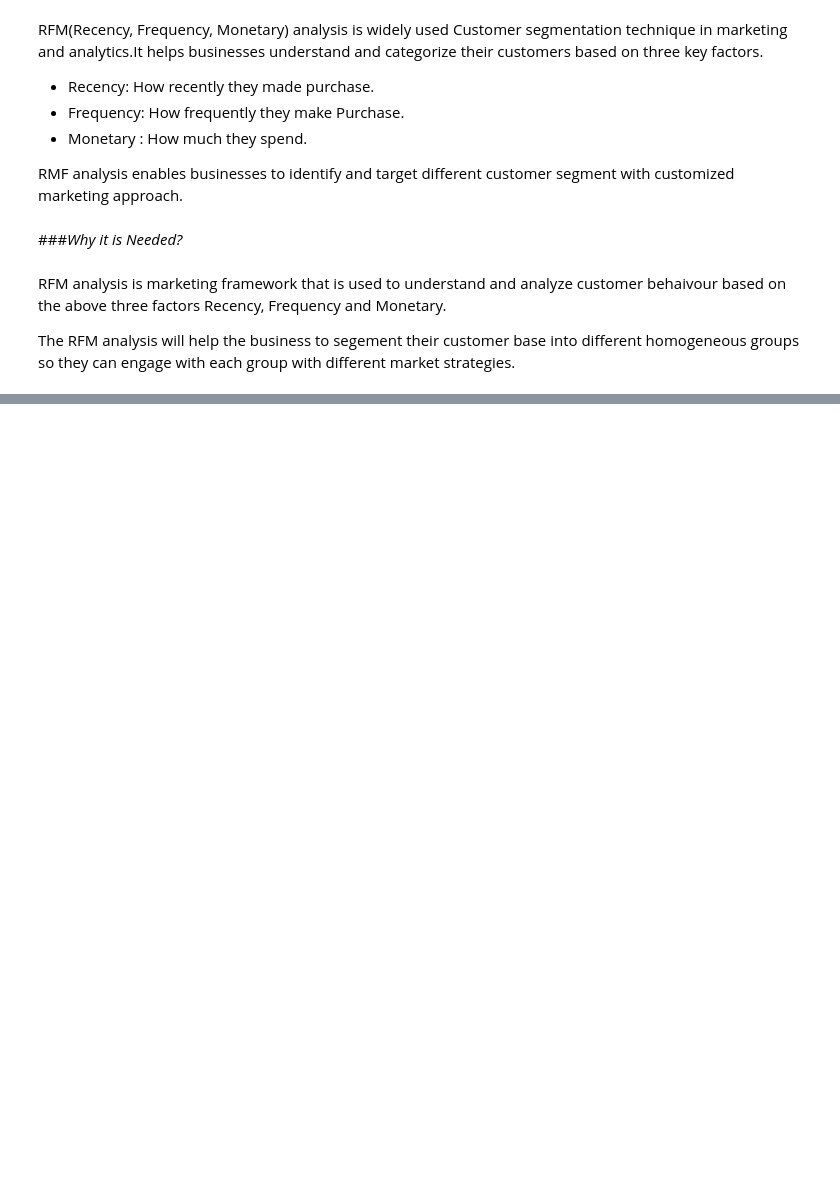
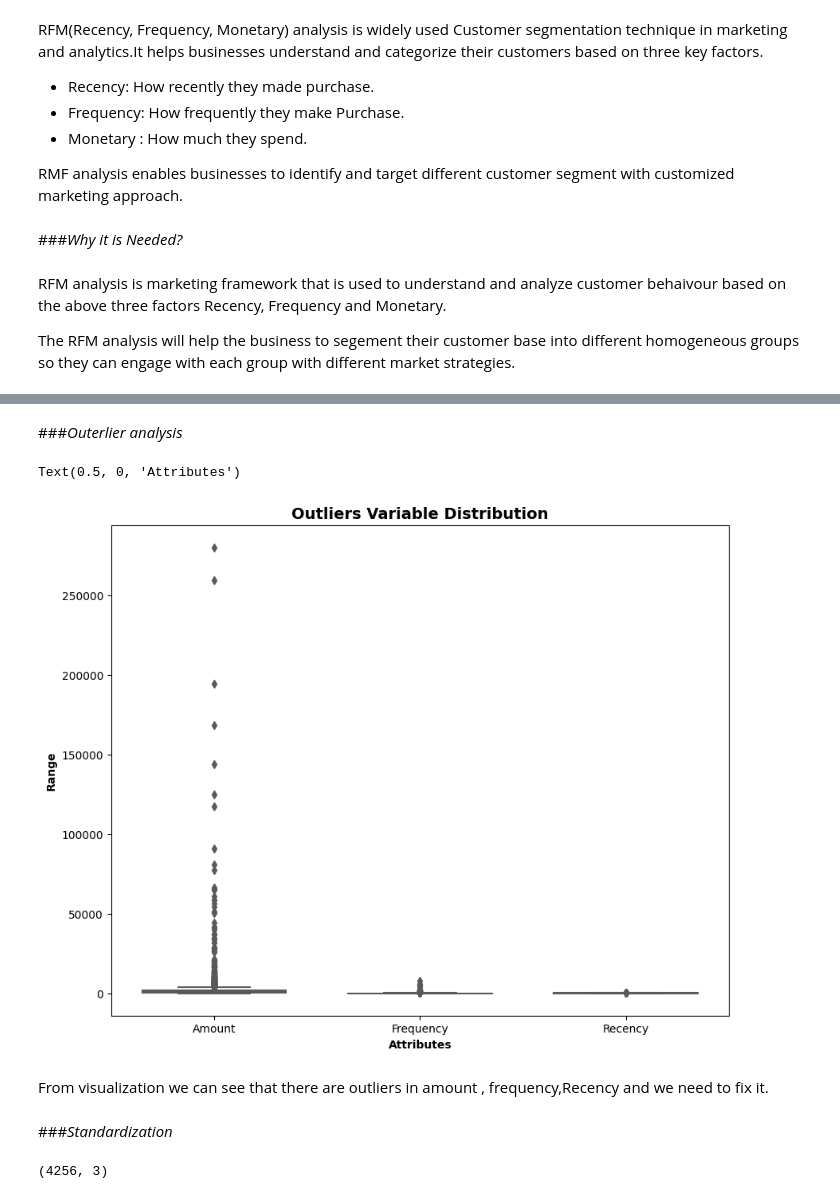
Before and after one commit to juel-123/Online_Retail_Customer_Segmentation, a Jupyter notebook: Online_Retail_Customer_Segmentation.ipynb, the cells around one changed output, grey strips where cells are left out. Drawn from its saved outputs; the diff is of its cells as text; code cells hidden in the pictures; blank space fills up the shorter version.

```diff
--- a/Online_Retail_Customer_Segmentation.ipynb
+++ b/Online_Retail_Customer_Segmentation.ipynb
@@ -432,0 +495,4 @@ The RFM analysis will help the business to segement their customer base into dif
+# %%
+# compute the difference between the max date and transcation date
+rfm_df['diff'] = max_date - rfm_df['InvoiceDate']
+df.head()
@@ -432,0 +506,6 @@ The RFM analysis will help the business to segement their customer base into dif
+# %%
+# compute :Recency
+rfm_r = pd.DataFrame(rfm_df.groupby('CustomerID')['diff'].min())
+rfm_r = rfm_r.reset_index()
+rfm_r.columns= ['CustomerID','Recency']
+rfm_r.head()
@@ -432,0 +519,3 @@ The RFM analysis will help the business to segement their customer base into dif
+# %%
+rfm_r['Recency']= rfm_r['Recency'].dt.days
+rfm_r.head()
@@ -432,0 +529,4 @@ The RFM analysis will help the business to segement their customer base into dif
+# %%
+# merging the dataframe to get final RFM dataframe
+rfm = pd.merge(rfm_1,rfm_r,on= 'CustomerID',how='inner')
+rfm.head()
@@ -432,0 +540,14 @@ The RFM analysis will help the business to segement their customer base into dif
+# %% [markdown]
+###*Outerlier analysis*
+# %%
+attributes = ['Amount','Frequency','Recency']
+plt.figure(figsize=(10,8))
+sns.boxplot(data=rfm[attributes],orient="v",palette="Set2", whis=1.5,saturation=1,width=0.7)
+plt.title("Outliers Variable Distribution", fontsize=14, fontweight='bold')
+plt.ylabel('Range',fontweight= 'bold')
+plt.xlabel("Attributes", fontweight='bold')
+# %% [output]
+Text(0.5, 0, 'Attributes')
+[figure, added]
+# %% [markdown]
+From visualization we can see that there are outliers in amount , frequency,Recency and we need to fix it.
@@ -432,0 +572,2 @@ The RFM analysis will help the business to segement their customer base into dif
+# %% [markdown]
+###*Standardization*
@@ -432,0 +576,9 @@ The RFM analysis will help the business to segement their customer base into dif
+# %%
+rfm_df = rfm[['Amount','Frequency','Recency']]
+Scaler= StandardScaler()
+
+# fit transform
+rfm_df_scaled =Scaler.fit_transform(rfm_df)
+rfm_df_scaled.shape
+# %% [output]
+(4256, 3)
```
Also changed, not shown: parts of 24 cells of this notebook.
